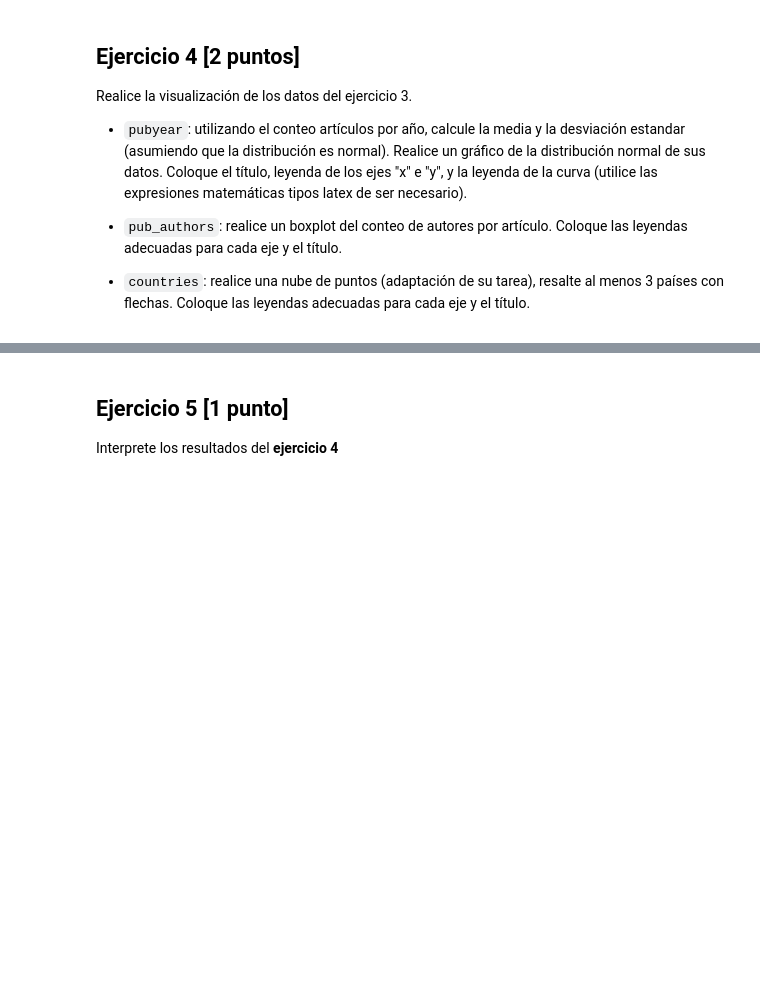
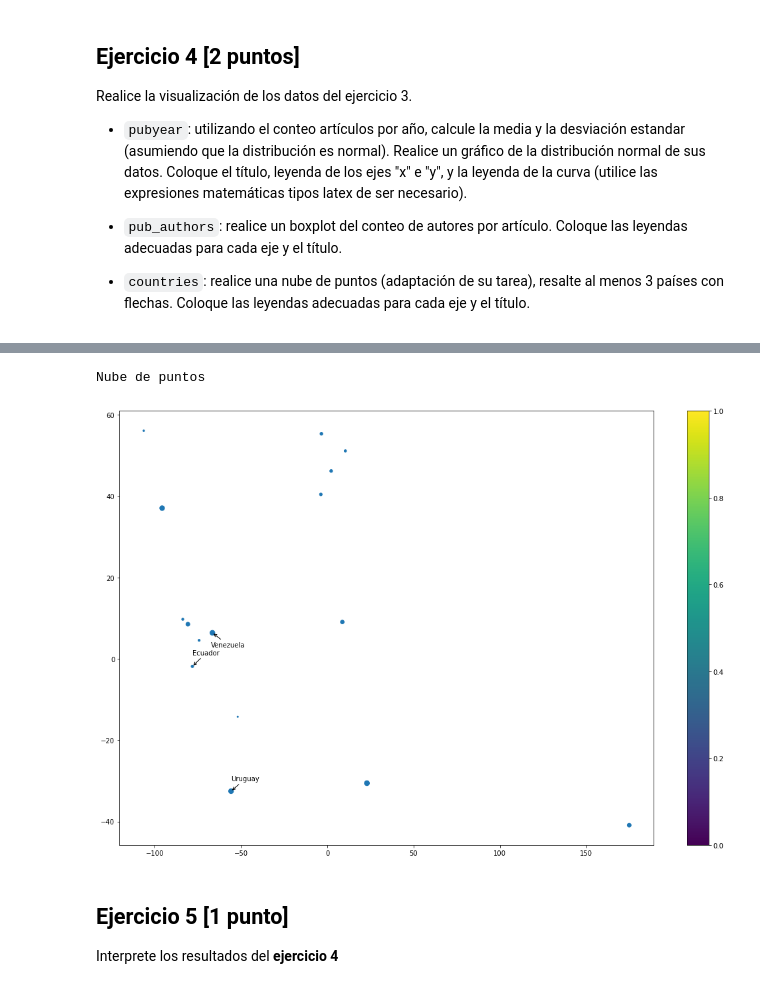
Before and after one commit to M4th3WG/GBI6_ExamenPython, a Jupyter notebook: 2021II_GBI6_ExamenParcialPython.ipynb, the cells around one changed output, grey strips where cells are left out. Saved outputs shown, nothing was run; the diff lists cells and outputs as text; code cells hidden in the pictures; blank space fills up the shorter version.

Commit message:
adicion de ejercicio nube de puntos

```diff
--- a/2021II_GBI6_ExamenParcialPython.ipynb
+++ b/2021II_GBI6_ExamenParcialPython.ipynb
@@ -189,3 +189,31 @@ BOXPLOT
+# %%
+print('Nube de puntos')
+longitud = [-55.765835, -74.297333, -78.183406, 2.213749, 10.451526, -3.435973,
+                 -3.74922, -51.92528, -95.712891, -66.58973, 8.675277, 174.885971, -80.782127, -106.346771, -83.753428, 22.93750]
+latitud = [-32.522779, 4.570868, -1.831239, 46.227638, 51.165691, 55.378051,
+                40.463667, -14.235004, 37.09024, 6.42375, 9.081999, -40.900557,8.537981,56.130366,9.748917,-30.559482]
+
+repet = [54, 10, 15, 18, 13, 19, 17, 4, 53, 55, 31, 34, 35,6, 11,57]
+
+import matplotlib.pyplot as plot
+%matplotlib inline
+
+plot.scatter( longitud, latitud, repet)
+plot.colorbar()
+ard = dict(arrowstyle="->")
+plot.annotate("Uruguay", xy= ( -55.765835, -32.522779),
+            xytext = (-55.80, -30), arrowprops = ard)
+plot.annotate("Ecuador", xy = (-78.183406, -1.831239),
+             xytext = (-78,1), arrowprops = ard)
+plot.annotate("Venezuela", xy= (-66.58973, 6.42375),
+            xytext = (-67.60, 3), arrowprops = ard)
+params = plot.gcf()
+plSize = params.get_size_inches()
+params.set_size_inches( (plSize[0] * 3, plSize[1] * 3) )
+plot.show()
+# %% [output]
+Nube de puntos
+[figure, added]
 # %% [markdown]
 ## Ejercicio 5 [1 punto]
 
```
Also changed, not shown: parts of 3 cells of this notebook.
